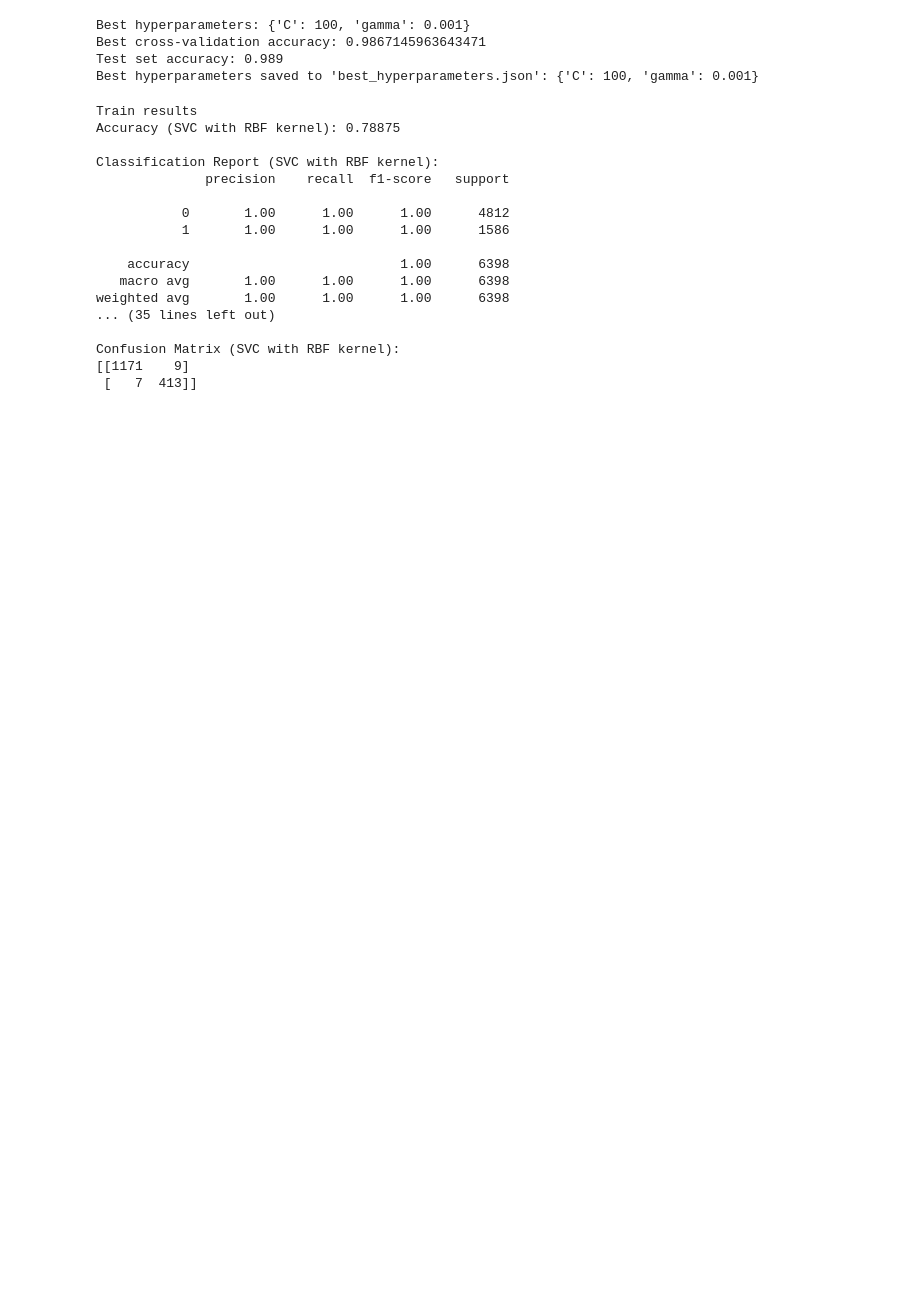
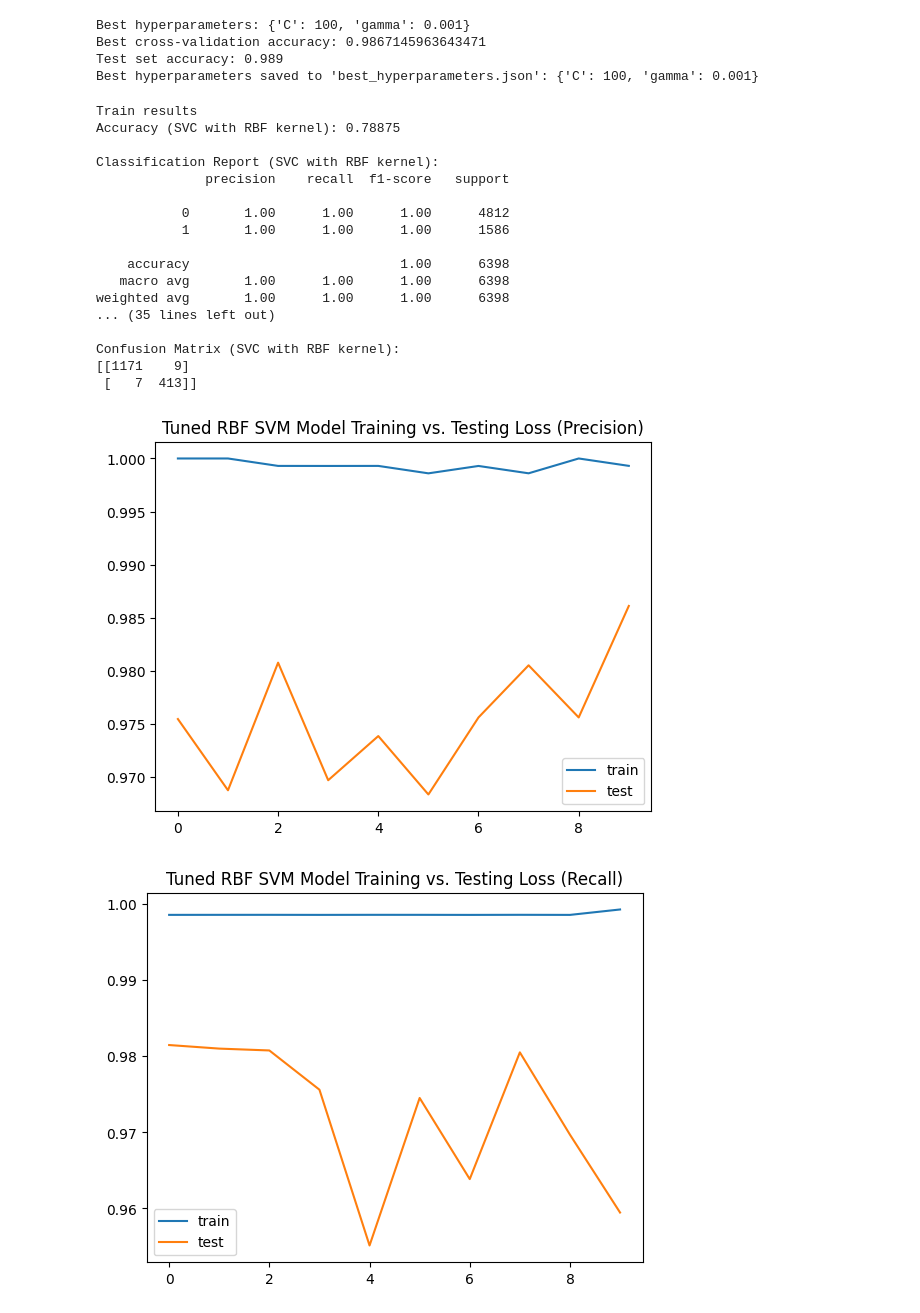
Before and after one commit to Daniel-Tran3/CSE_151A_Project, a Jupyter notebook: Model3.ipynb, the cells around one changed output. Saved outputs shown, nothing was run; the diff lists cells and outputs as text; code cells hidden in the pictures; blank space fills up the shorter version.

Commit message:
Added K-Fold Cross Validation to Model 3

```diff
--- a/Model3.ipynb
+++ b/Model3.ipynb
@@ -425,3 +435,37 @@ weighted avg       1.00      1.00      1.00      6398
 Confusion Matrix (SVC with RBF kernel):
 [[1171    9]
  [   7  413]]
+# %%
+# Implementing early stopping
+#early_stopping = tf.keras.callbacks.EarlyStopping(monitor="val_loss", patience=5, min_delta=0.001, restore_best_weights=True)
+
+# Use RepeatedKFold with n_splits=10, n_repeats=1 to implement 10-fold cross validation
+# Used batch_size of 100 so that time wouldn't be too long
+# estimator2 = KerasClassifier(model=svm_rbf_model, epochs=100, batch_size=100, verbose=0)
+kfold=RepeatedKFold(n_splits=10, n_repeats=1)
+
+# Perform cross validation with metrics of accuracy, precision, and recall
+scoring = ['accuracy', 'precision', 'recall']
+scores3 = cross_validate(svm_rbf_best, X_train, y_train, cv=kfold, n_jobs=1, return_train_score=True, scoring=scoring, verbose=0)
+# %%
+# graphing loss through iterations
+plt.plot(scores3['train_precision'], label='train')
+plt.plot(scores3['test_precision'], label='test')
+plt.title('Tuned RBF SVM Model Training vs. Testing Loss (Precision)')
+plt.legend()
+plt.show()
+
+plt.plot(scores3['train_recall'], label='train')
+plt.plot(scores3['test_recall'], label='test')
+plt.title('Tuned RBF SVM Model Training vs. Testing Loss (Recall)')
+plt.legend()
+plt.show()
+
+plt.plot(scores3['train_accuracy'], label='train')
+plt.plot(scores3['test_accuracy'], label='test')
+plt.title('Tuned RBF SVM Model Training vs. Testing Accuracy')
+plt.legend()
+plt.show()
+# %% [output]
+[figure, added]
+[figure, added]
```
Also changed, not shown: parts of 8 cells of this notebook.
